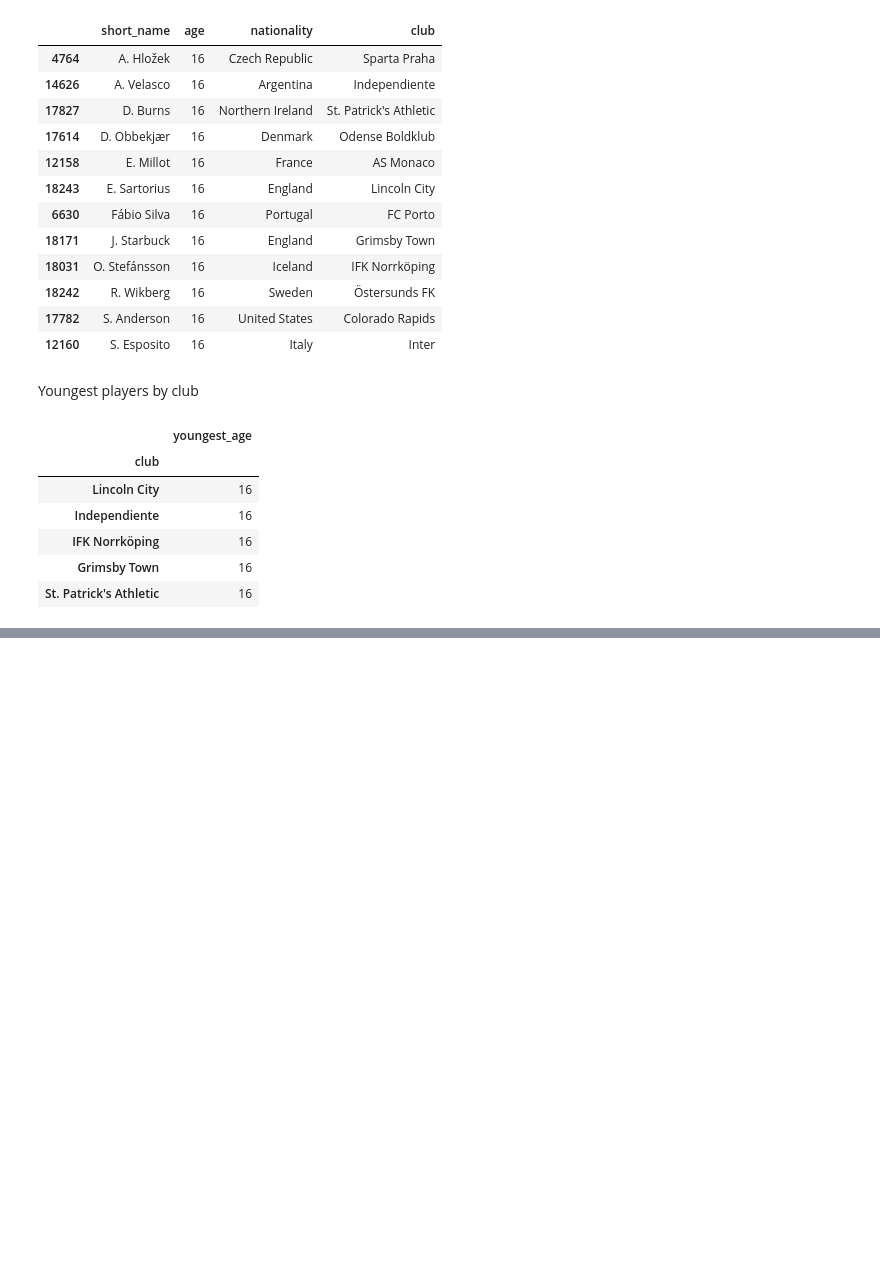
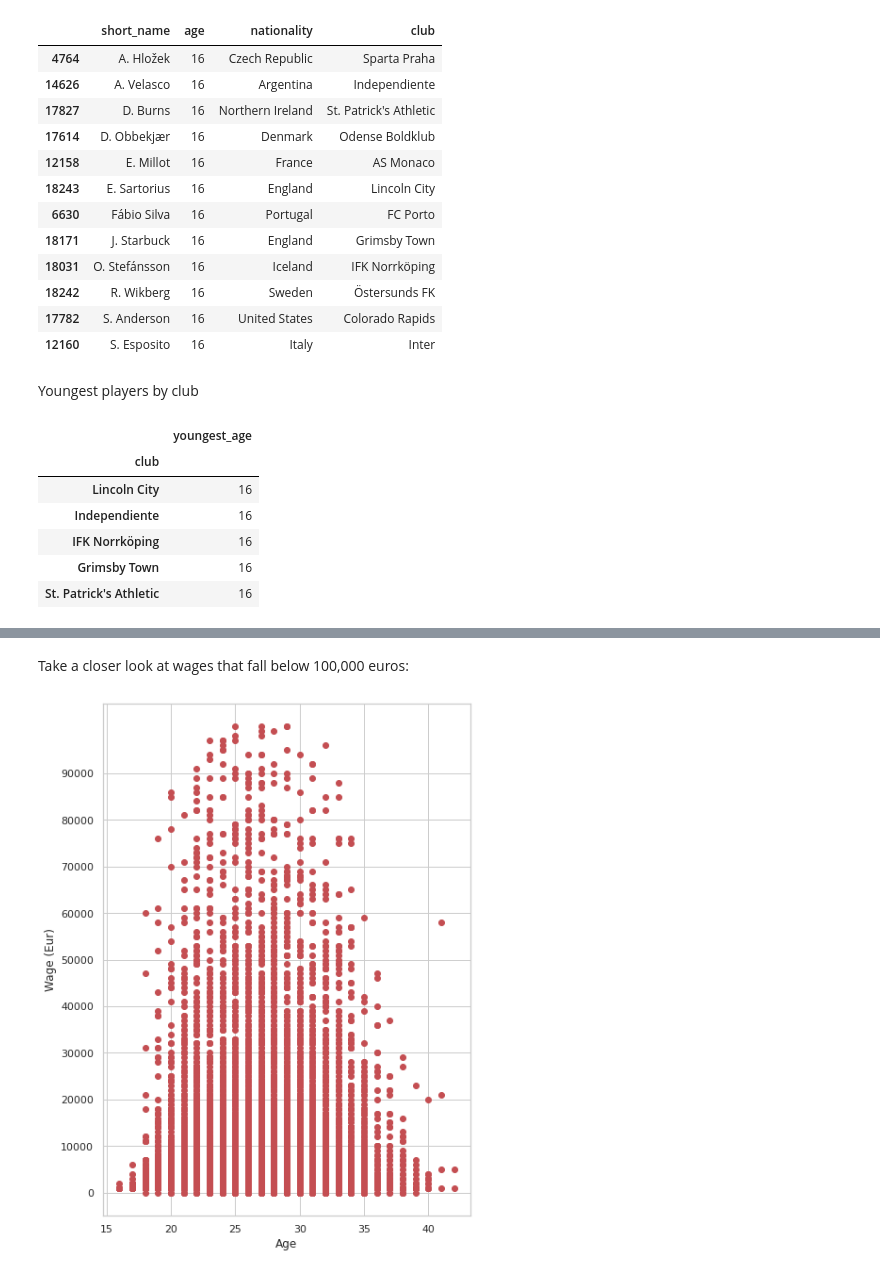
Before and after one commit to shielamms/AI-and-Data-Analysis, a Jupyter notebook: Finding_My_FIFA_Dream_Team.ipynb, the cells around one changed output, grey strips where cells are left out. Cells and saved outputs as stored; diff of their text form; code cells hidden in the pictures; blank space fills up the shorter version.

```diff
--- a/Finding_My_FIFA_Dream_Team.ipynb
+++ b/Finding_My_FIFA_Dream_Team.ipynb
@@ -304,0 +333,16 @@ Oldest players by club
+# %% [markdown]
+Take a closer look at wages that fall below 100,000 euros:
+# %%
+less_than_1hk_wages = data[data['wage_eur'] <= 100000]
+
+plt.figure(figsize=(7, 10))
+
+plt.scatter(less_than_1hk_wages['age'], less_than_1hk_wages['wage_eur'], color='r')
+# plt.xticks(np.arange(less_than_1hk_wages['age'].min(), less_than_1hk_wages['age'].max()))
+plt.yticks(np.arange(0, 100000, 10000))
+plt.xlabel('Age')
+plt.ylabel('Wage (Eur)')
+
+plt.show()
+# %% [output]
+[figure, added]
```
Also changed, not shown: parts of 12 cells of this notebook.
